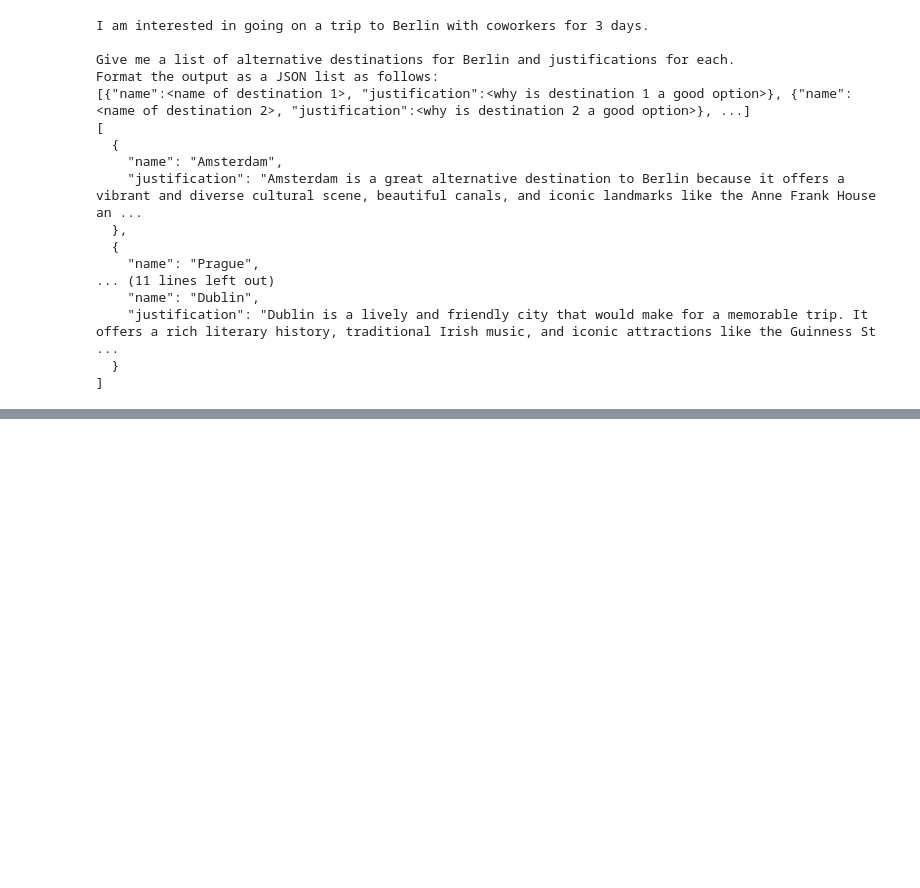
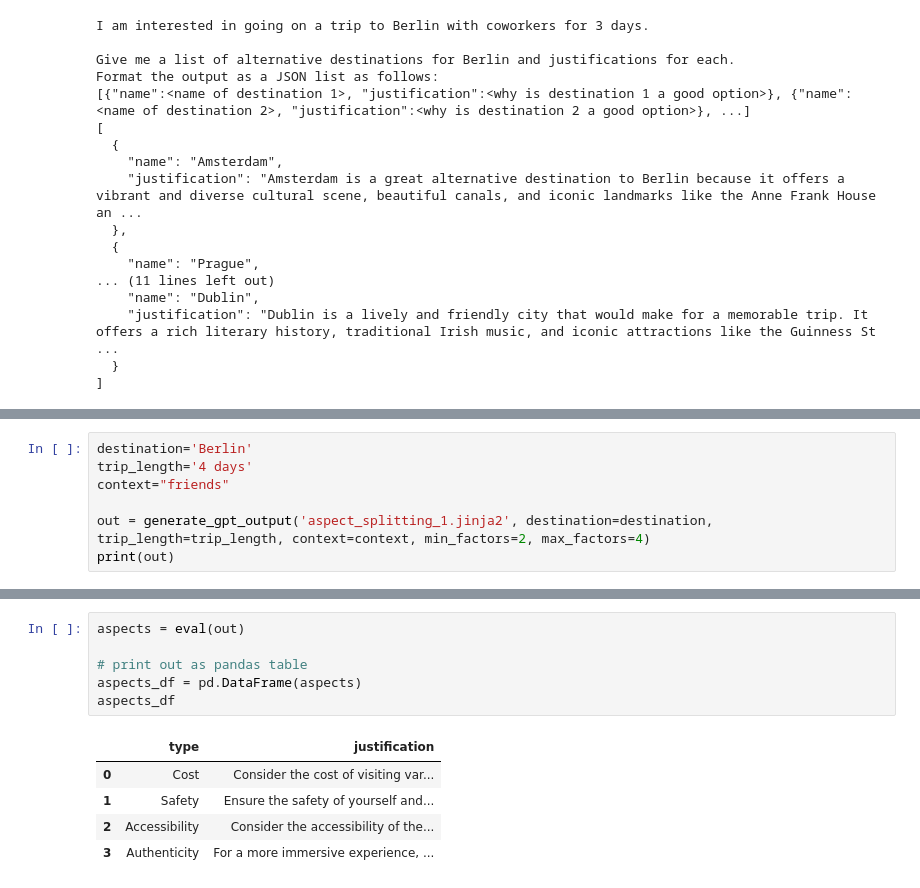
Before and after one commit to D3Mlab/travel-rec, a Jupyter notebook: travel_rec_george.ipynb, the cells around one changed output, grey strips where cells are left out. Drawn from its saved outputs; the diff is of its cells as text; blank space fills up the shorter version.

```diff
--- a/travel_rec_george.ipynb
+++ b/travel_rec_george.ipynb
@@ -200,0 +213,7 @@ Format the output as a JSON list as follows:
+# %%
+destination='Berlin'
+trip_length='4 days'
+context="friends"
+
+out = generate_gpt_output('aspect_splitting_1.jinja2', destination=destination, trip_length=trip_length, context=context, min_factors=2, max_factors=4)
+print(out)
@@ -200,0 +230,12 @@ Format the output as a JSON list as follows:
+# %%
+aspects = eval(out)
+
+# print out as pandas table
+aspects_df = pd.DataFrame(aspects)
+aspects_df
+# %% [output]
+|  | type | justification |
+| 0 | Cost | Consider the cost of visiting var... |
+| 1 | Safety | Ensure the safety of yourself and... |
+| 2 | Accessibility | Consider the accessibility of the... |
+| 3 | Authenticity | For a more immersive experience, ... |
```
Also changed, not shown: parts of 6 cells of this notebook, 3 other files.
